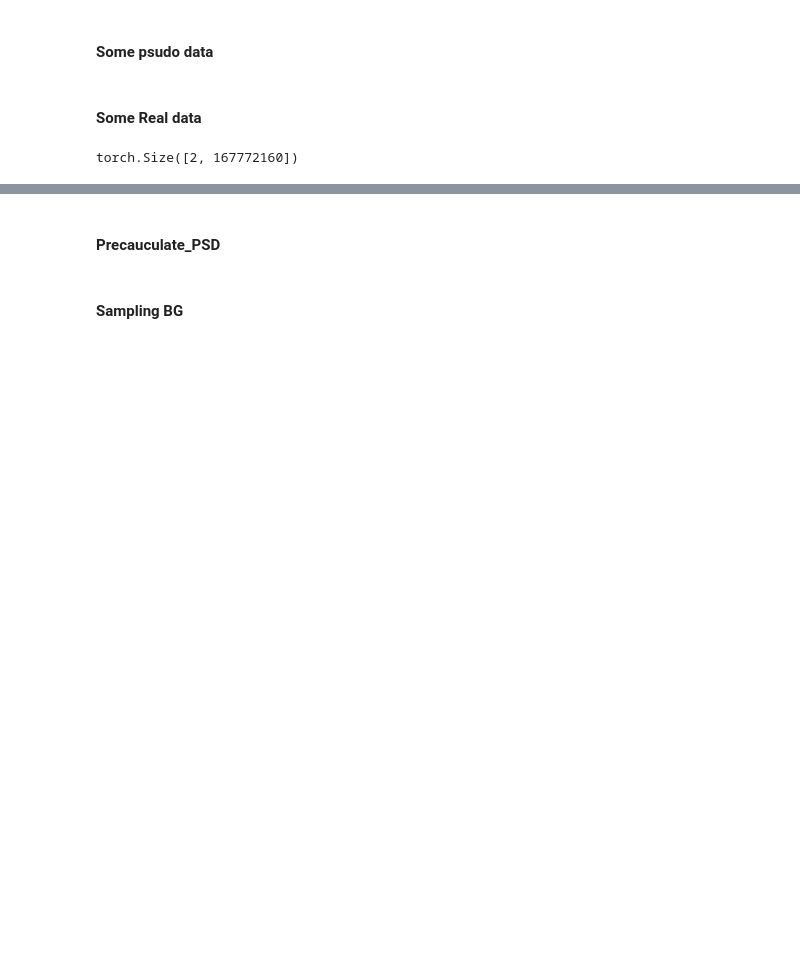
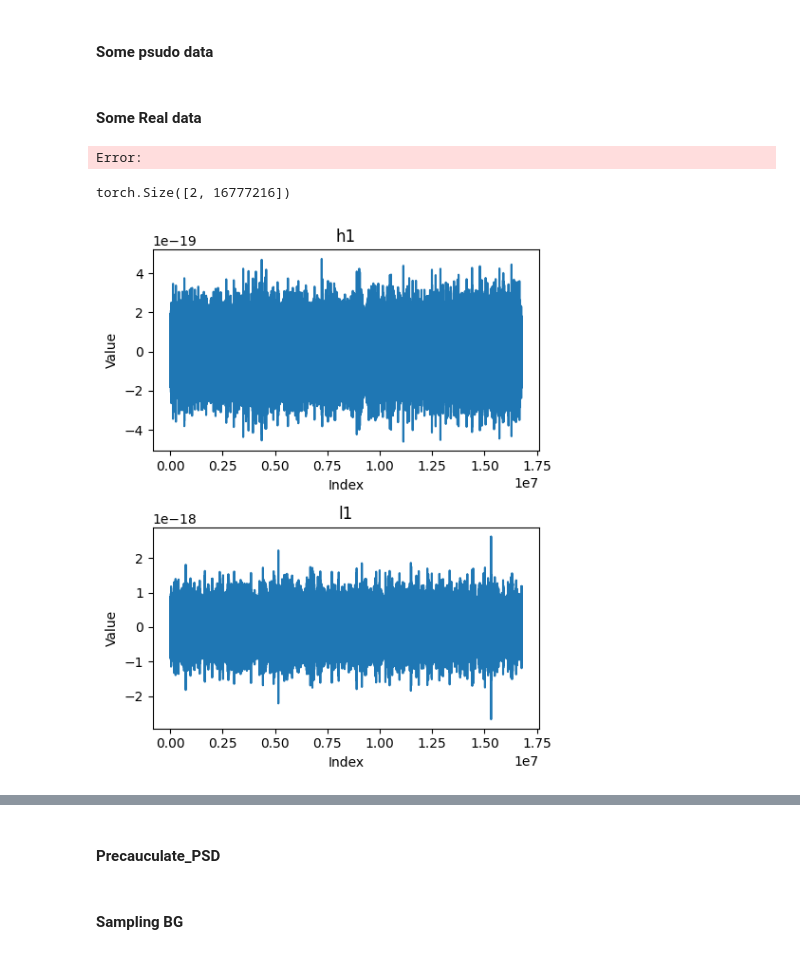
Before and after one commit to GWGASF/gwgasf, a Jupyter notebook: gasf_data/data_making.ipynb, the cells around one changed output, grey strips where cells are left out. Cells and saved outputs as stored; diff of their text form; code cells hidden in the pictures; blank space fills up the shorter version.

Commit message:
Create preliminary test data
Updated code to provide plots of data to get an understanding of what we are injecting.

Saved preliminary data as h5 file at the end of the script.

```diff
--- a/gasf_data/data_making.ipynb
+++ b/gasf_data/data_making.ipynb
@@ -269,6 +269,9 @@ STARTTIME = DATASTARTTIME + 4096*6
 base_path = '/home/dfredin/gwgasf/data/'
 signalsFilename = base_path + 'BBH_project.h5'
 glitchFilename = base_path + 'glitch_info.h5'
+
+# H1strainFilenames = [base_path + f'H1/H-H1_GWOSC_O3b_4KHZ_R1-{1262469120 + i*4096}-4096.hdf5' for i in range(10)]
+# L1strainFilenames = [base_path + f'L1/L-L1_GWOSC_O3b_4KHZ_R1-{1262469120 + i*4096}-4096.hdf5' for i in range(10)]
 
 H1strainFilenames = [base_path + f'H1/H-H1_GWOSC_O3b_4KHZ_R1-{1262469120 + i*4096}-4096.hdf5' for i in range(10)]
 L1strainFilenames = [base_path + f'L1/L-L1_GWOSC_O3b_4KHZ_R1-{1262469120 + i*4096}-4096.hdf5' for i in range(10)]
@@ -302,18 +305,19 @@ glitchGPStime_h1 = np.array(glitch_info['H1/time'])
 glitchGPStime_l1 = np.array(glitch_info['L1/time'])
 
 glitch_idx_h1 = (((glitchGPStime_h1-DATASTARTTIME))*SAMPLE_RATE).astype("int")
-glitch_idx_l1 = (((glitchGPStime_l1[0:3046]-DATASTARTTIME))*SAMPLE_RATE).astype("int")
+# glitch_idx_l1 = (((glitchGPStime_l1[0:3046]-DATASTARTTIME))*SAMPLE_RATE).astype("int")
+glitch_idx_l1 = (((glitchGPStime_l1-DATASTARTTIME))*SAMPLE_RATE).astype("int")
 
 
-# glitch_idx_h1 = (((glitchGPStime_h1-DATASTARTTIME)/DATATOTALTIME)*SAMPLE_RATE*SAMPLE_RATE).astype("int")
-# glitch_idx_l1 = (((glitchGPStime_l1[0:3046]-DATASTARTTIME)/DATATOTALTIME)*SAMPLE_RATE*SAMPLE_RATE).astype("int")
 
-del glitchGPStime_h1, glitchGPStime_l1
+
+
+# del glitchGPStime_h1, glitchGPStime_l1
 
 # begin_slice = (STARTTIME-DATASTARTTIME)*SAMPLE_RATE
 # end_slice = (STARTTIME-DATASTARTTIME+BACKGROUND_DURATION)*SAMPLE_RATE
 # strain = strain[:,begin_slice:end_slice]
 strain.size()
 # %% [output]
-torch.Size([2, 167772160])
+Error:
 # %%
@@ -337,0 +342,32 @@ del glitch_idx_h1, glitch_idx_l1, strain
+# %%
+contaminated_strain = strain
+
+begin_slice = (STARTTIME-DATASTARTTIME)*SAMPLE_RATE
+end_slice = (STARTTIME-DATASTARTTIME+BACKGROUND_DURATION)*SAMPLE_RATE
+contaminated_strain = contaminated_strain[:,begin_slice:end_slice]
+contaminated_strain.size()
+# %% [output]
+torch.Size([2, 16777216])
+# %%
+import matplotlib.pyplot as plt
+
+fig, axs = plt.subplots(2, figsize=(5, 6))
+h1 = contaminated_strain[0].numpy()
+l1 = contaminated_strain[1].numpy()
+
+# Plot b1 on the first subplot
+axs[0].plot(h1)
+axs[0].set_title('h1')
+axs[0].set_xlabel('Index')
+axs[0].set_ylabel('Value')
+
+# Plot b2 on the second subplot
+axs[1].plot(l1)
+axs[1].set_title('l1')
+axs[1].set_xlabel('Index')
+axs[1].set_ylabel('Value')
+
+plt.tight_layout()
+plt.show()
+# %% [output]
+[figure, added]
```
Also changed, not shown: parts of 16 cells of this notebook.
